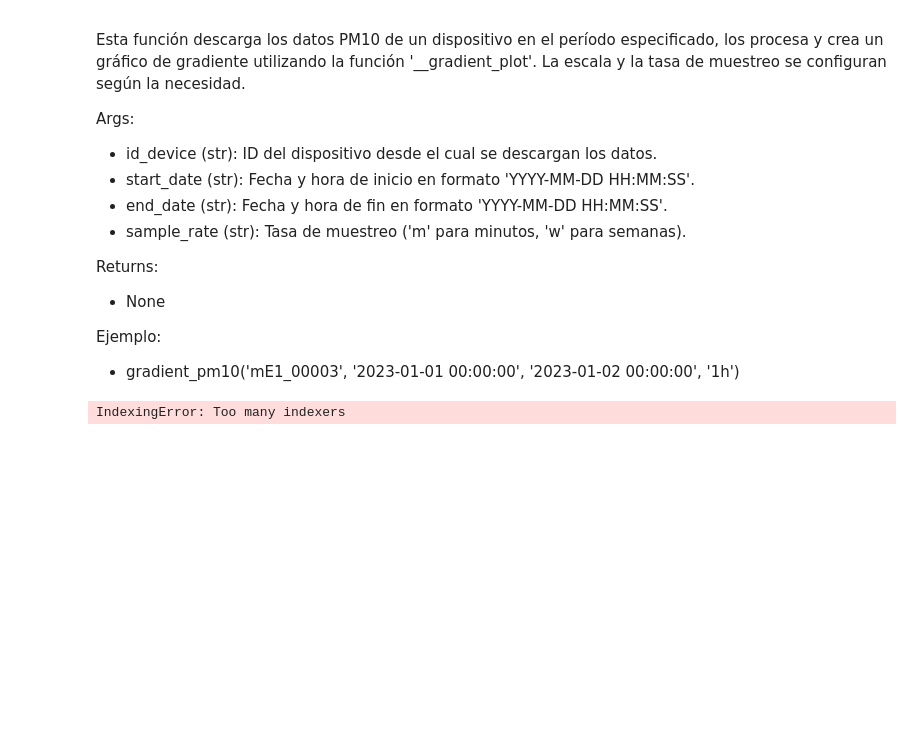
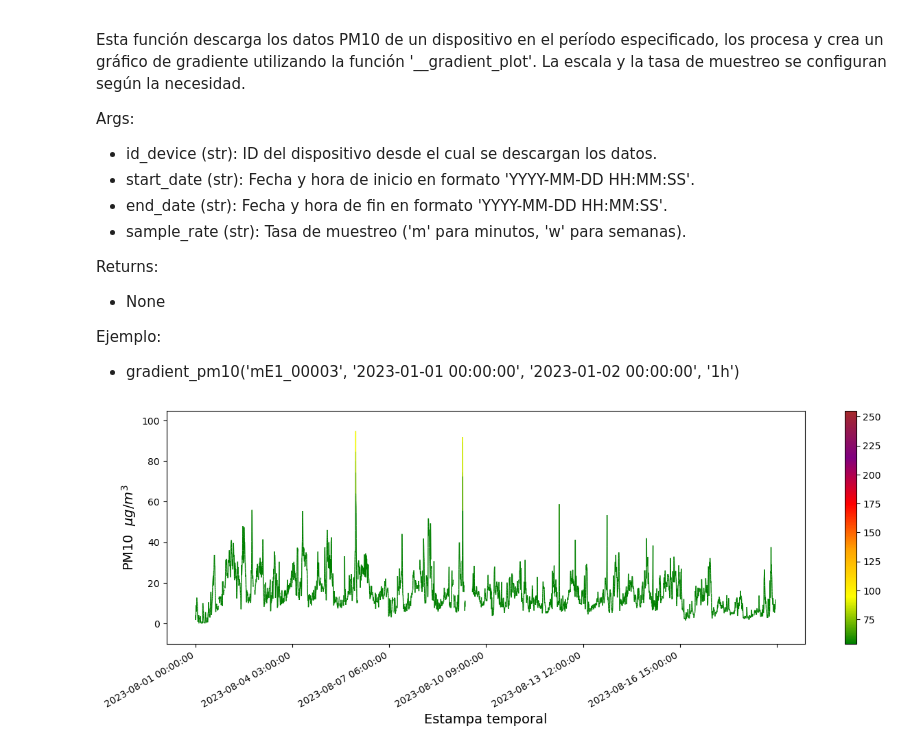
Before and after one commit to MakeSens-Data/MakeSensAPI_Python, a Jupyter notebook: MakeSens/test_SDK.ipynb, the cells around one changed output. Cells and saved outputs as stored; diff of their text form; code cells hidden in the pictures; blank space fills up the shorter version.

```diff
--- a/MakeSens/test_SDK.ipynb
+++ b/MakeSens/test_SDK.ipynb
@@ -98,5 +102,5 @@ from MakeSens import gradient_pm10
 # %%
-gradient_pm10('mE1_00003', '2023-08-01 00:00:00', '2023-08-19 00:00:00', '1T')
+gradient_pm10('mE1_00003', '2023-08-01 00:00:00', '2023-08-20 00:00:00', '9T')
 # %% [output]
-IndexingError: Too many indexers
+[figure, added]
 # %%
```
Also changed, not shown: parts of 27 cells of this notebook, 1 other file.
